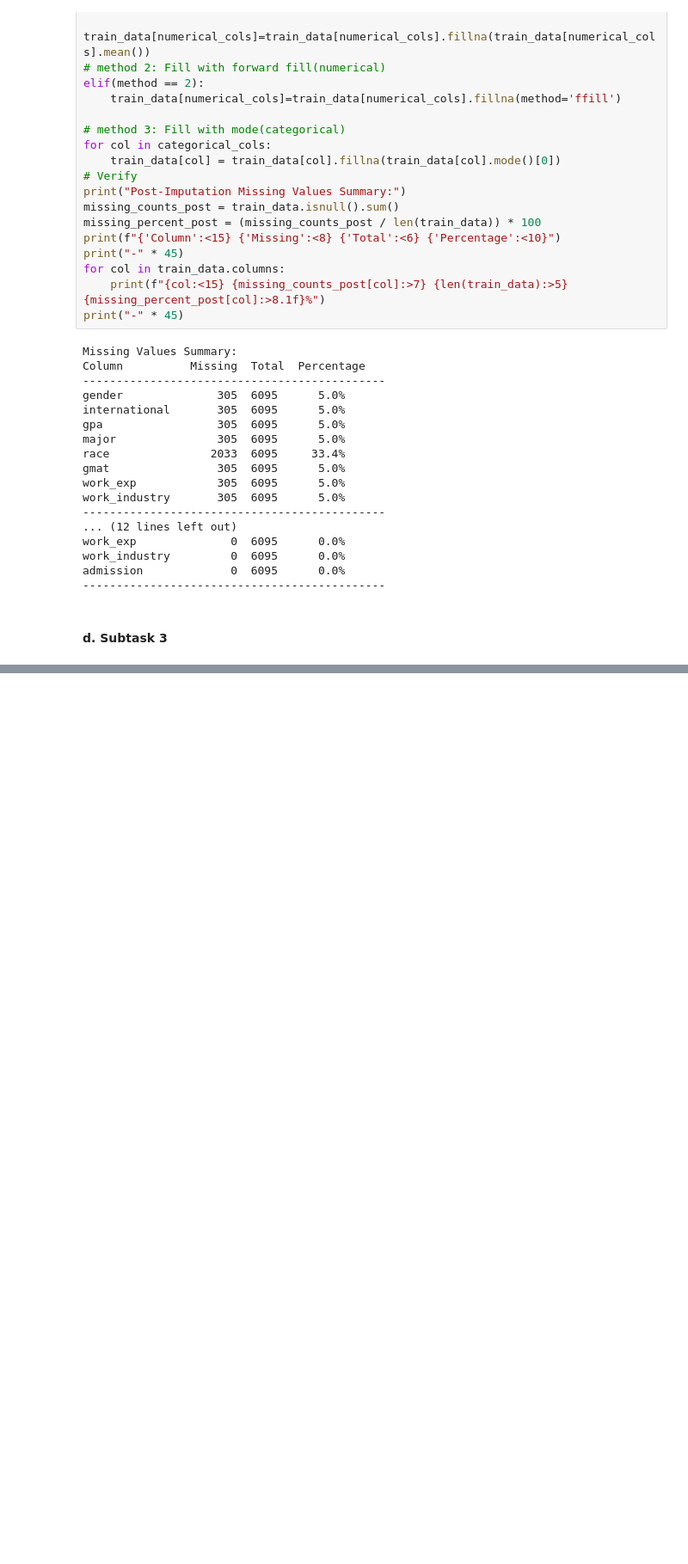
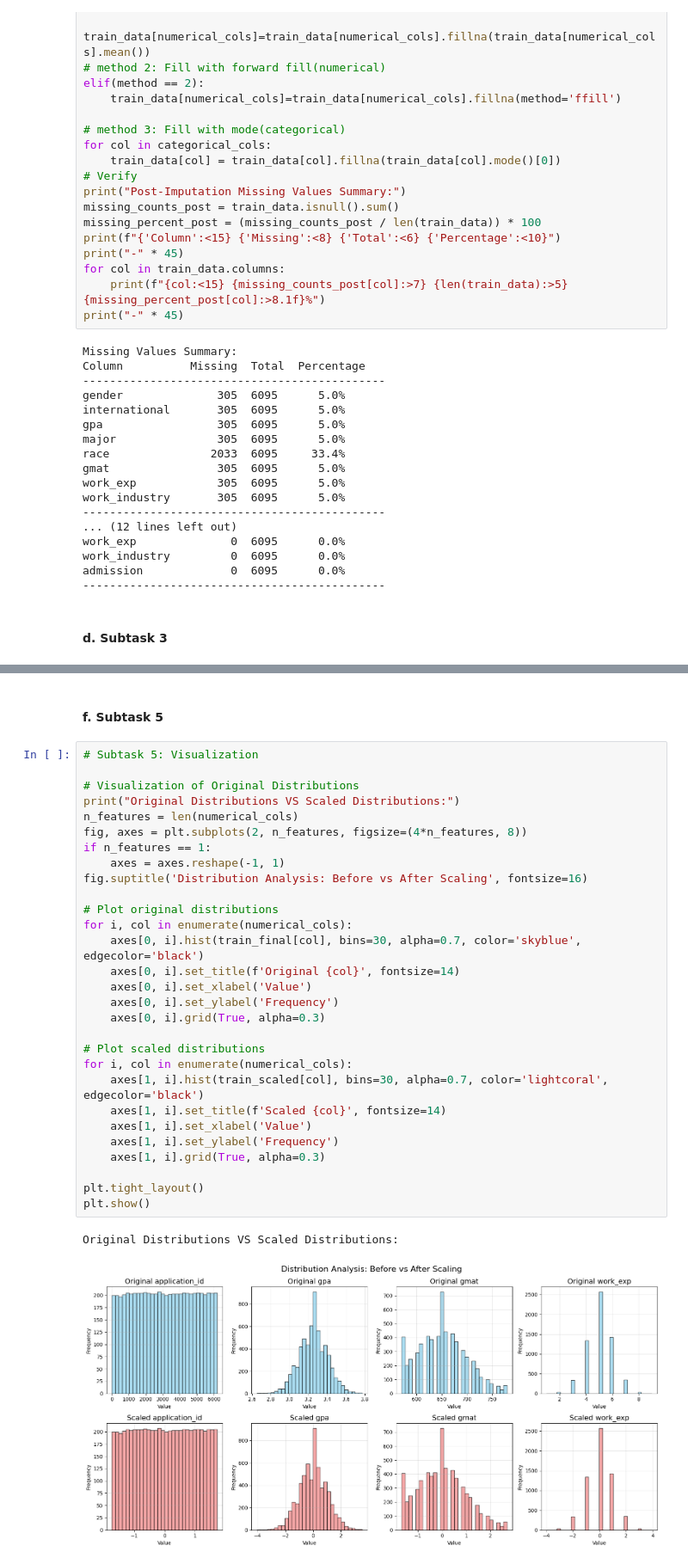
Before and after one commit to Ortunate/AI_Pi_Entrance_Test, a Jupyter notebook: 2025_1/work/1.ipynb, the cells around one changed output, grey strips where cells are left out. Shown at 86% size. Saved outputs shown, nothing was run; the diff lists cells and outputs as text; blank space fills up the shorter version.

```diff
--- a/2025_1/work/1.ipynb
+++ b/2025_1/work/1.ipynb
@@ -264,0 +360,34 @@ print(f"No missing values: {train_final.isnull().sum().sum() == 0}")
+# %% [markdown]
+#### f. Subtask 5
+# %%
+# Subtask 5: Visualization
+
+# Visualization of Original Distributions
+print("Original Distributions VS Scaled Distributions:")
+n_features = len(numerical_cols)
+fig, axes = plt.subplots(2, n_features, figsize=(4*n_features, 8))
+if n_features == 1:
+    axes = axes.reshape(-1, 1)
+fig.suptitle('Distribution Analysis: Before vs After Scaling', fontsize=16)
+
+# Plot original distributions
+for i, col in enumerate(numerical_cols):
+    axes[0, i].hist(train_final[col], bins=30, alpha=0.7, color='skyblue', edgecolor='black')
+    axes[0, i].set_title(f'Original {col}', fontsize=14)
+    axes[0, i].set_xlabel('Value')
+    axes[0, i].set_ylabel('Frequency')
+    axes[0, i].grid(True, alpha=0.3)
+
+# Plot scaled distributions
+for i, col in enumerate(numerical_cols):
+    axes[1, i].hist(train_scaled[col], bins=30, alpha=0.7, color='lightcoral', edgecolor='black')
+    axes[1, i].set_title(f'Scaled {col}', fontsize=14)
+    axes[1, i].set_xlabel('Value')
+    axes[1, i].set_ylabel('Frequency')
+    axes[1, i].grid(True, alpha=0.3)
+
+plt.tight_layout()
+plt.show()
+# %% [output]
+Original Distributions VS Scaled Distributions:
+[figure, added]
```
Also changed, not shown: parts of 6 cells of this notebook, 1 other file.
